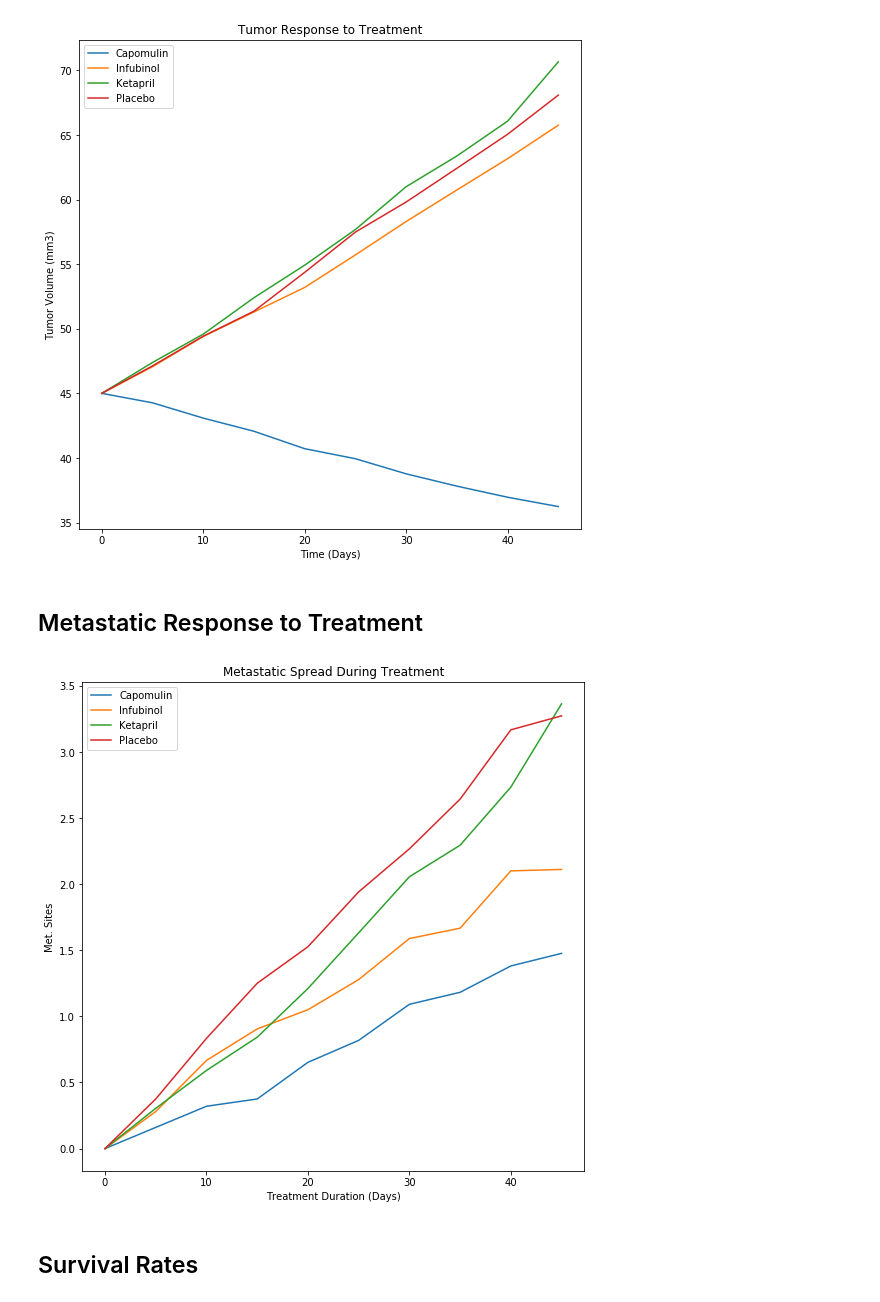
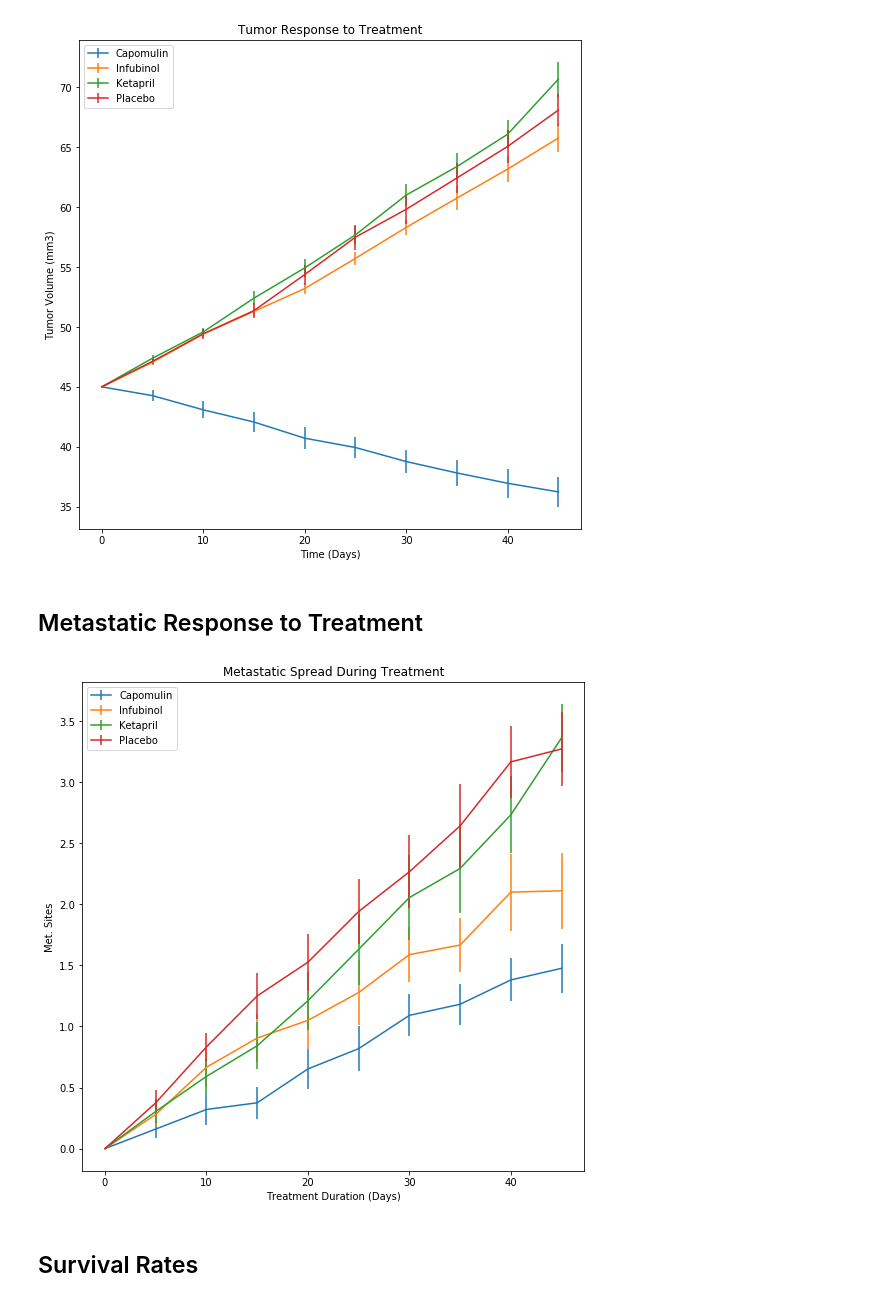
Before and after one commit to jljones78/matplotlib-challenge, a Jupyter notebook: Pymaceuticals/pymaceuticals_soln.ipynb, the cells around one changed output. Drawn from its saved outputs; the diff is of its cells as text; code cells hidden in the pictures.

```diff
--- a/Pymaceuticals/pymaceuticals_soln.ipynb
+++ b/Pymaceuticals/pymaceuticals_soln.ipynb
@@ -23,12 +23,15 @@ avgerror_size_pivot = pd.pivot_table(avgerror_size_df, values="Tumor Volume (mm3
 plt.title("Tumor Response to Treatment")
 plt.xlabel("Time (Days)")
 plt.ylabel("Tumor Volume (mm3)")
-plt.plot(avgsize_df)
+plt.errorbar(avgsize_df.index, avgsize_df["Capomulin"], yerr=avgerror_size_pivot["Capomulin"])
+plt.errorbar(avgsize_df.index, avgsize_df["Infubinol"], yerr=avgerror_size_pivot["Infubinol"])
+plt.errorbar(avgsize_df.index, avgsize_df["Ketapril"], yerr=avgerror_size_pivot["Ketapril"])
+plt.errorbar(avgsize_df.index, avgsize_df["Placebo"], yerr=avgerror_size_pivot["Placebo"])
 plt.legend(avgsize_df, loc=2)
 plt.rcParams["figure.figsize"] = (9,9)
 plt.show()
 # %% [output]
-[figure, old version]
+[figure, new version]
 # %% [markdown]
 ## Metastatic Response to Treatment
 # %%
@@ -41,14 +44,17 @@ avgerror_meta_pivot = pd.pivot_table(avgerror_meta_df, values="Metastatic Sites"
 # %%
-#create metastisis chart
+#create metastatsis chart
 plt.title("Metastatic Spread During Treatment")
 plt.xlabel("Treatment Duration (Days)")
 plt.ylabel("Met. Sites")
-plt.plot(avgmeta_df)
+plt.errorbar(avgmeta_df.index, avgmeta_df["Capomulin"], yerr=avgerror_meta_pivot["Capomulin"])
+plt.errorbar(avgmeta_df.index, avgmeta_df["Infubinol"], yerr=avgerror_meta_pivot["Infubinol"])
+plt.errorbar(avgmeta_df.index, avgmeta_df["Ketapril"], yerr=avgerror_meta_pivot["Ketapril"])
+plt.errorbar(avgmeta_df.index, avgmeta_df["Placebo"], yerr=avgerror_meta_pivot["Placebo"])
 plt.legend(avgmeta_df, loc=2)
 plt.rcParams["figure.figsize"] = (9,9)
 plt.show()
 # %% [output]
-[figure, old version]
+[figure, new version]
 # %% [markdown]
 ## Survival Rates
 # %%
```
Also changed, not shown: parts of 5 cells of this notebook.
